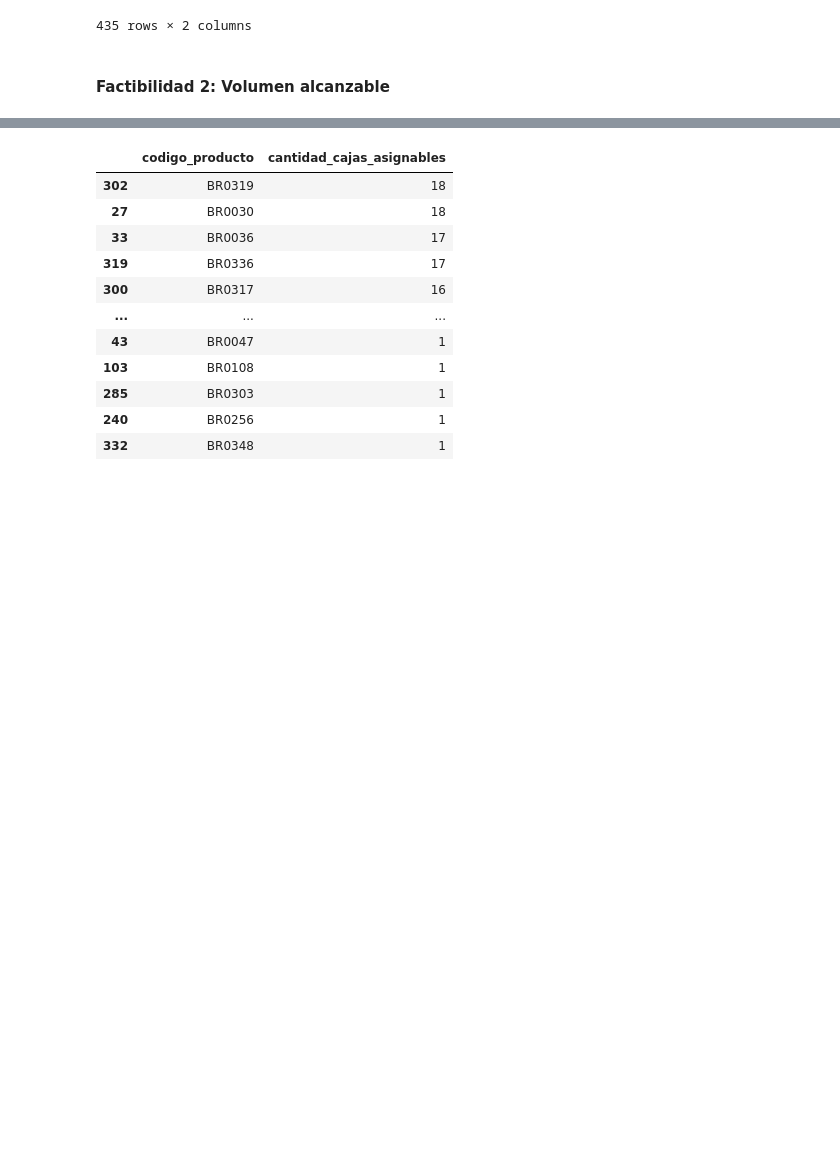
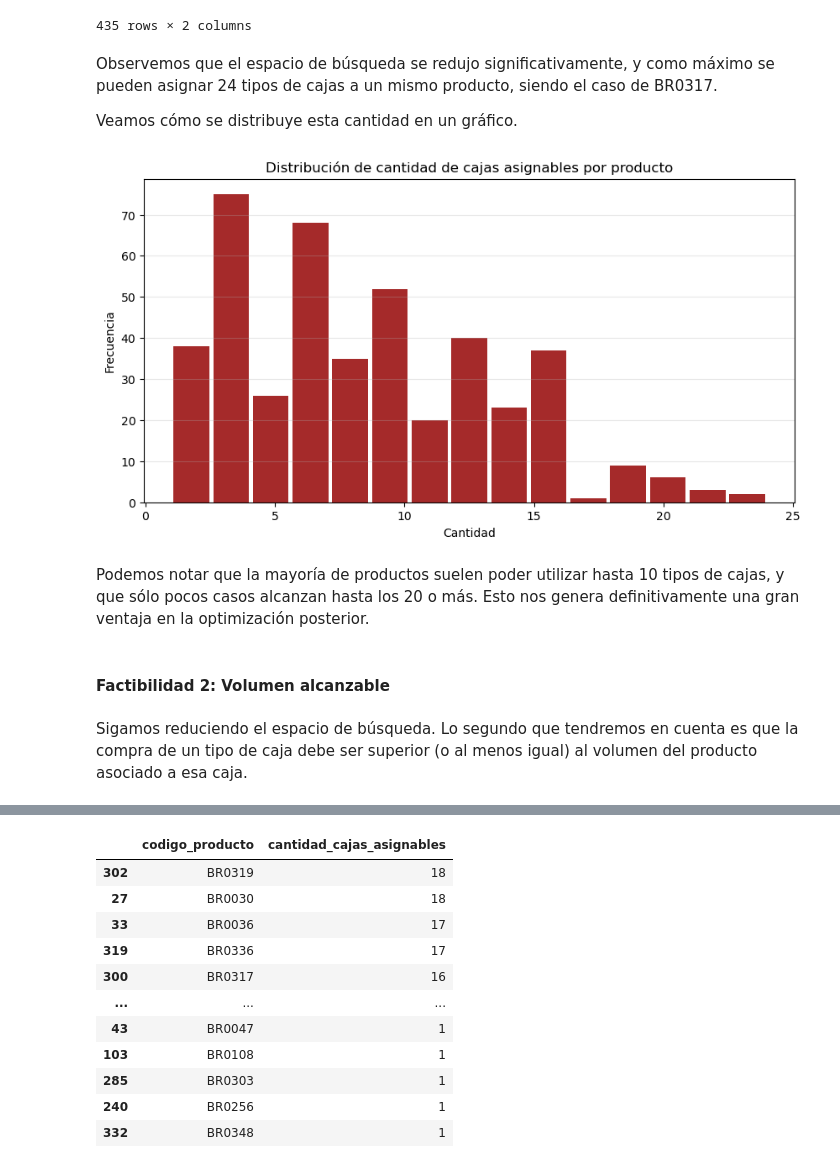
Before and after one commit to demianelnecave/AlixPartners-Competencia-Datos, a Jupyter notebook: 4.factibilidad.ipynb, the cells around one changed output, grey strips where cells are left out. Saved outputs shown, nothing was run; the diff lists cells and outputs as text; code cells hidden in the pictures; blank space fills up the shorter version.

```diff
--- a/4.factibilidad.ipynb
+++ b/4.factibilidad.ipynb
@@ -31,11 +30,11 @@ cajas = [
         dim_interior_largo = row["caja_interior_largo"],
         dim_interior_alto = row["caja_interior_alto"],
         grosor_mm = row["caja_grosor_mm"],
-        volumen_buenos_aires = row['volumen_tipo_planta_buenos_aires'],
-        volumen_curitiba = row['volumen_tipo_planta_curitiba'],
-        volumen_santiago = row['volumen_tipo_planta_santiago'],
-        volumen_monterrey = row['volumen_tipo_planta_monterrey'],
-        volumen_bakersfield = row['volumen_tipo_planta_bakersfield'],
+        compra_buenos_aires = row['volumen_tipo_planta_buenos_aires'],
+        compra_curitiba = row['volumen_tipo_planta_curitiba'],
+        compra_santiago = row['volumen_tipo_planta_santiago'],
+        compra_monterrey = row['volumen_tipo_planta_monterrey'],
+        compra_bakersfield = row['volumen_tipo_planta_bakersfield'],
         costo_unitario = row['costo_unitario_base']
     )
     for _, row in caja_compras_merge.iterrows()
@@ -57,11 +56,11 @@ productos = [
         codigo_producto = row['codigo_producto'],
         cantidad_paquetes = row['cantidad_paquetes'],
         peso_paquete = row['peso_neto_paquete'],
-        volumen_buenos_aires = row['volumen_producto_planta_buenos_aires'],
-        volumen_curitiba = row['volumen_producto_planta_curitiba'],
-        volumen_santiago = row['volumen_producto_planta_santiago'],
-        volumen_monterrey = row['volumen_producto_planta_monterrey'],
-        volumen_bakersfield = row['volumen_producto_planta_bakersfield'],
+        produccion_buenos_aires = row['volumen_producto_planta_buenos_aires'],
+        produccion_curitiba = row['volumen_producto_planta_curitiba'],
+        produccion_santiago = row['volumen_producto_planta_santiago'],
+        produccion_monterrey = row['volumen_producto_planta_monterrey'],
+        produccion_bakersfield = row['volumen_producto_planta_bakersfield'],
         dim_producto_ancho = row['dim_producto_ancho'],
         dim_producto_largo = row['dim_producto_largo'],
         dim_producto_alto = row['dim_producto_alto']
@@ -115,8 +116,27 @@ df_dimension
 | 358 | BR0345 | 1 |
 | 44 | BR0045 | 1 |
 435 rows × 2 columns
+# %% [markdown]
+Observemos que el espacio de búsqueda se redujo significativamente, y como máximo se pueden asignar 24 tipos de cajas a un mismo producto, siendo el caso de BR0317.
+
+Veamos cómo se distribuye esta cantidad en un gráfico.
+# %%
+plt.figure(figsize=(10, 5))
+plt.hist(df_dimension['cantidad_cajas_asignables'].dropna(), bins=15,
+         color='brown', rwidth=0.9)
+plt.title('Distribución de cantidad de cajas asignables por producto')
+plt.xlabel('Cantidad')
+plt.ylabel('Frecuencia')
+plt.grid(axis='y', alpha=0.3)
+plt.show()
+# %% [output]
+[figure, added]
+# %% [markdown]
+Podemos notar que la mayoría de productos suelen poder utilizar hasta 10 tipos de cajas, y que sólo pocos casos alcanzan hasta los 20 o más. Esto nos genera definitivamente una gran ventaja en la optimización posterior.
 # %% [markdown]
 #### **Factibilidad 2: Volumen alcanzable**
+# %% [markdown]
+Sigamos reduciendo el espacio de búsqueda. Lo segundo que tendremos en cuenta es que la compra de un tipo de caja debe ser superior (o al menos igual) al volumen del producto asociado a esa caja.
 # %%
 cajas_asignables_volumen = {}
 
```
Also changed, not shown: parts of 17 cells of this notebook, 6 other files.
